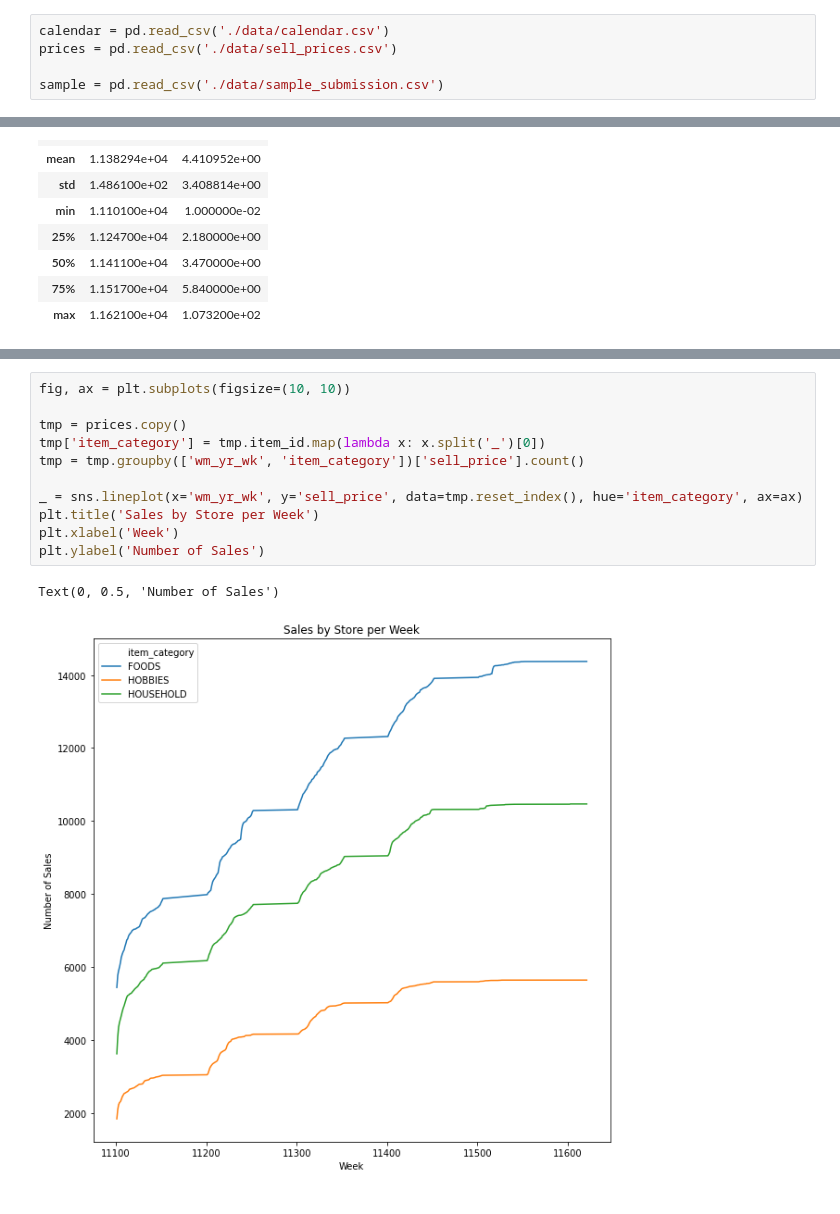
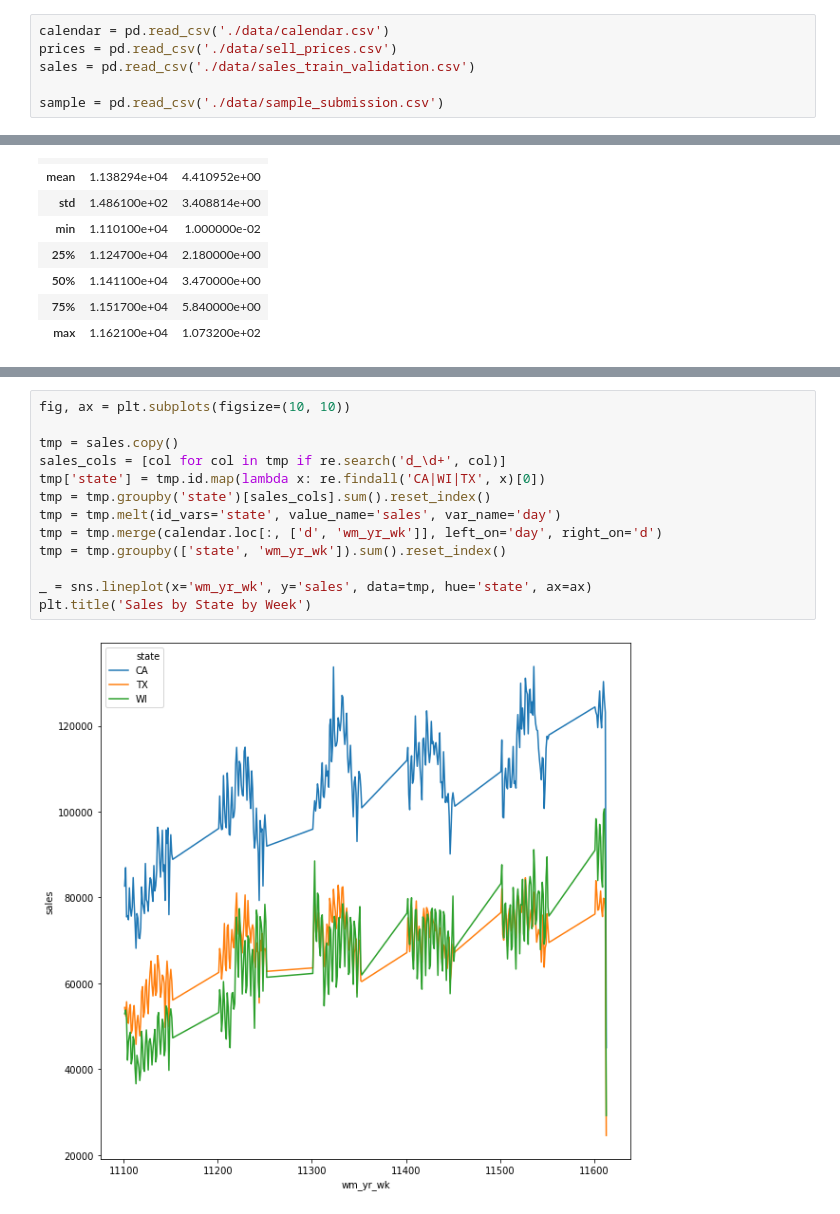
Before and after one commit to MarcoCaglia/M5-Forecasting-Accuracy, a Jupyter notebook: 20200325_eda.ipynb, the cells around one changed output, grey strips where cells are left out. Cells and saved outputs as stored; diff of their text form.

```diff
--- a/20200325_eda.ipynb
+++ b/20200325_eda.ipynb
@@ -10,6 +11,7 @@ from IPython.display import display
 # %%
 calendar = pd.read_csv('./data/calendar.csv')
 prices = pd.read_csv('./data/sell_prices.csv')
+sales = pd.read_csv('./data/sales_train_validation.csv')
 
 sample = pd.read_csv('./data/sample_submission.csv')
 # %%
@@ -70,15 +84,16 @@ Text(0, 0.5, 'Number of Sales')
 # %%
 fig, ax = plt.subplots(figsize=(10, 10))
 
-tmp = prices.copy()
-tmp['item_category'] = tmp.item_id.map(lambda x: x.split('_')[0])
-tmp = tmp.groupby(['wm_yr_wk', 'item_category'])['sell_price'].count()
+tmp = sales.copy()
+sales_cols = [col for col in tmp if re.search('d_\d+', col)]
+tmp['state'] = tmp.id.map(lambda x: re.findall('CA|WI|TX', x)[0])
+tmp = tmp.groupby('state')[sales_cols].sum().reset_index()
+tmp = tmp.melt(id_vars='state', value_name='sales', var_name='day')
+tmp = tmp.merge(calendar.loc[:, ['d', 'wm_yr_wk']], left_on='day', right_on='d')
+tmp = tmp.groupby(['state', 'wm_yr_wk']).sum().reset_index()
 
-_ = sns.lineplot(x='wm_yr_wk', y='sell_price', data=tmp.reset_index(), hue='item_category', ax=ax)
-plt.title('Sales by Store per Week')
-plt.xlabel('Week')
-plt.ylabel('Number of Sales')
+_ = sns.lineplot(x='wm_yr_wk', y='sales', data=tmp, hue='state', ax=ax)
+plt.title('Sales by State by Week')
 # %% [output]
-Text(0, 0.5, 'Number of Sales')
-[figure, old version]
+[figure, new version]
 # %%
```
Also changed, not shown: parts of 15 cells of this notebook, 1 other file.
